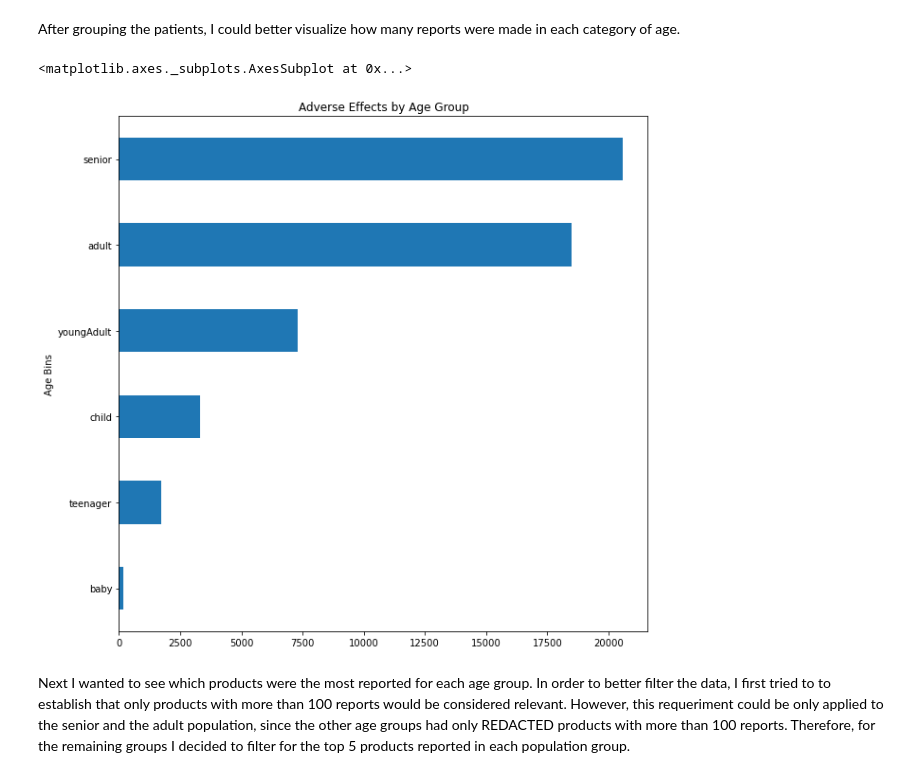
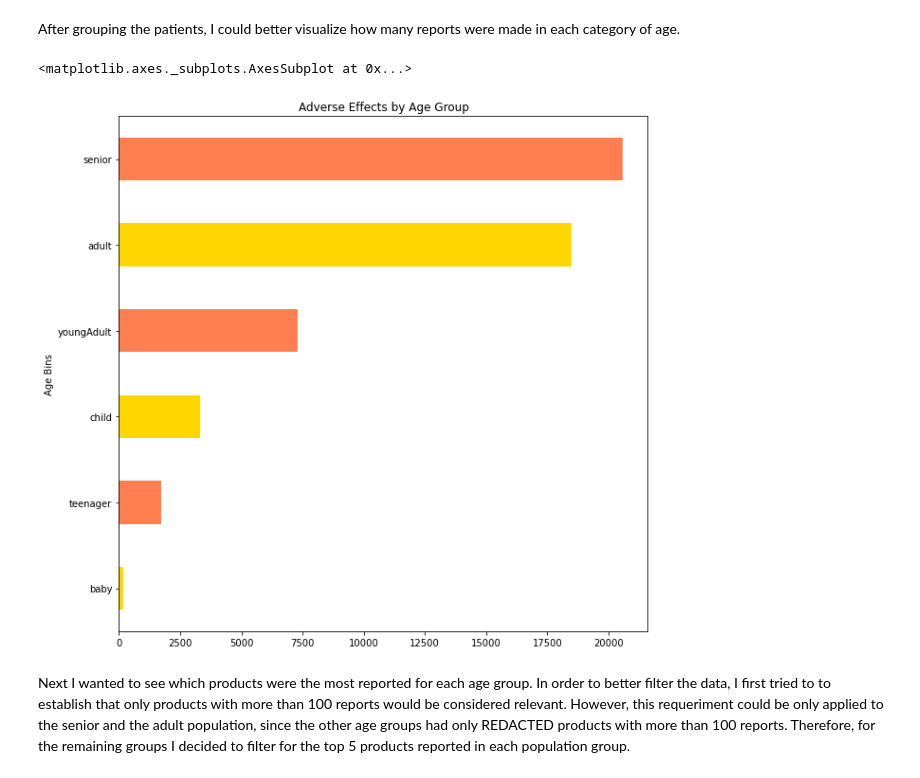
Before and after one commit to ErickTilieri/data_analysis, a Jupyter notebook: FDApandas.ipynb, the cells around one changed output. Cells and saved outputs as stored; diff of their text form; code cells hidden in the pictures.

```diff
--- a/FDApandas.ipynb
+++ b/FDApandas.ipynb
@@ -198,10 +198,10 @@ df_clean['Age Bins'] = df_clean['Age'].apply(lambda x: agebins(x))
 After grouping the patients, I could better visualize how many reports were made in each category of age.
 # %%
 df_ages = df_clean.groupby('Age Bins').size().sort_values()
-df_ages.plot.barh(title='Adverse Effects by Age Group' ,fontsize=10, figsize=(10,10))
+df_ages.plot.barh(title='Adverse Effects by Age Group' ,fontsize=10, figsize=(10,10), color={"coral","gold"})
 # %% [output]
 <matplotlib.axes._subplots.AxesSubplot at 0x...>
-[figure, old version]
+[figure, new version]
 # %% [markdown]
 Next I wanted to see which products were the most reported for each age group. In order to better filter the data, I first tried to to establish that only products with more than 100 reports would be considered relevant. However, this requeriment could be only applied to the senior and the adult population, since the other age groups had only REDACTED products with more than 100 reports. Therefore, for the remaining groups I decided to filter for the top 5 products reported in each population group.
 # %%
```
Also changed, not shown: parts of 7 cells of this notebook.
